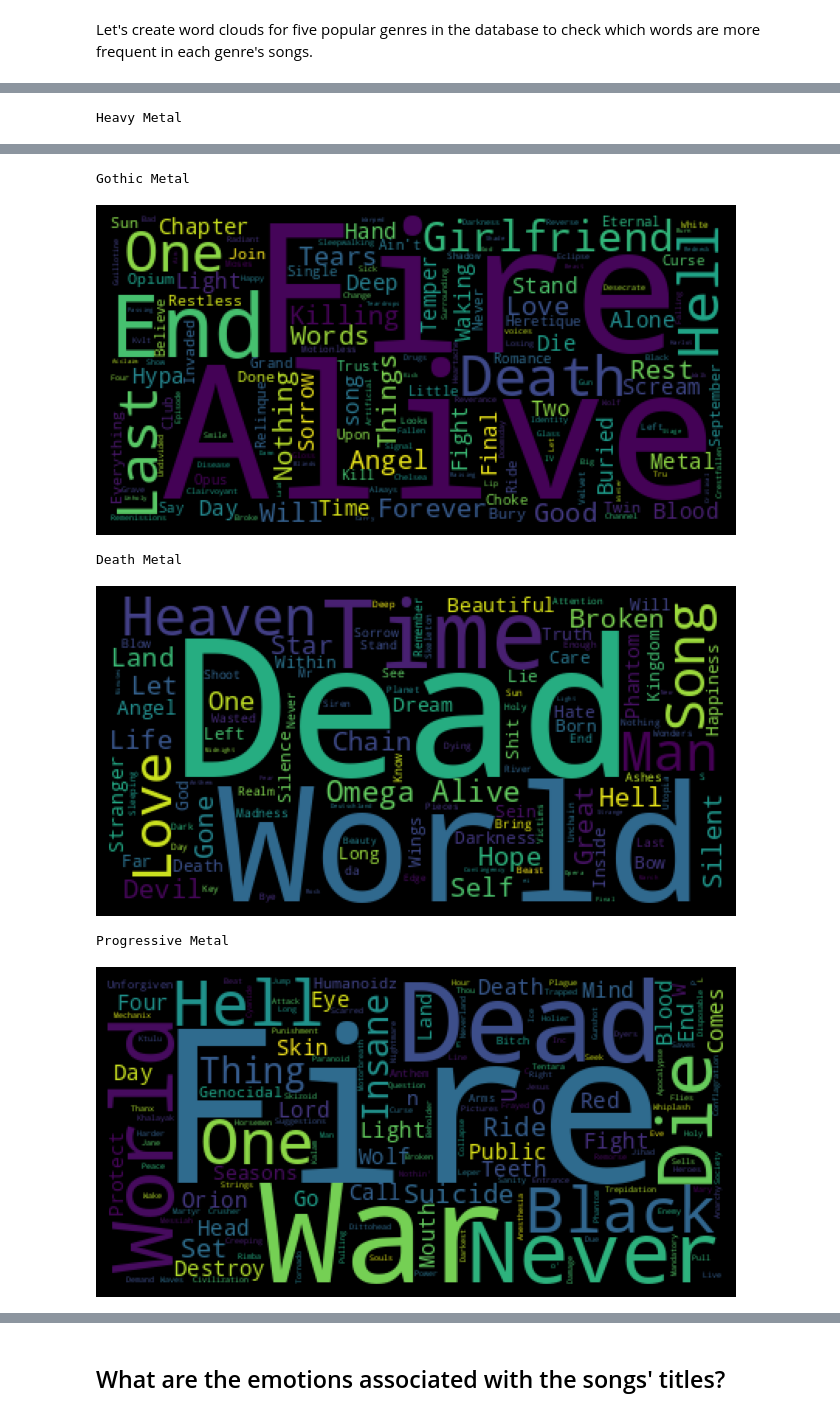
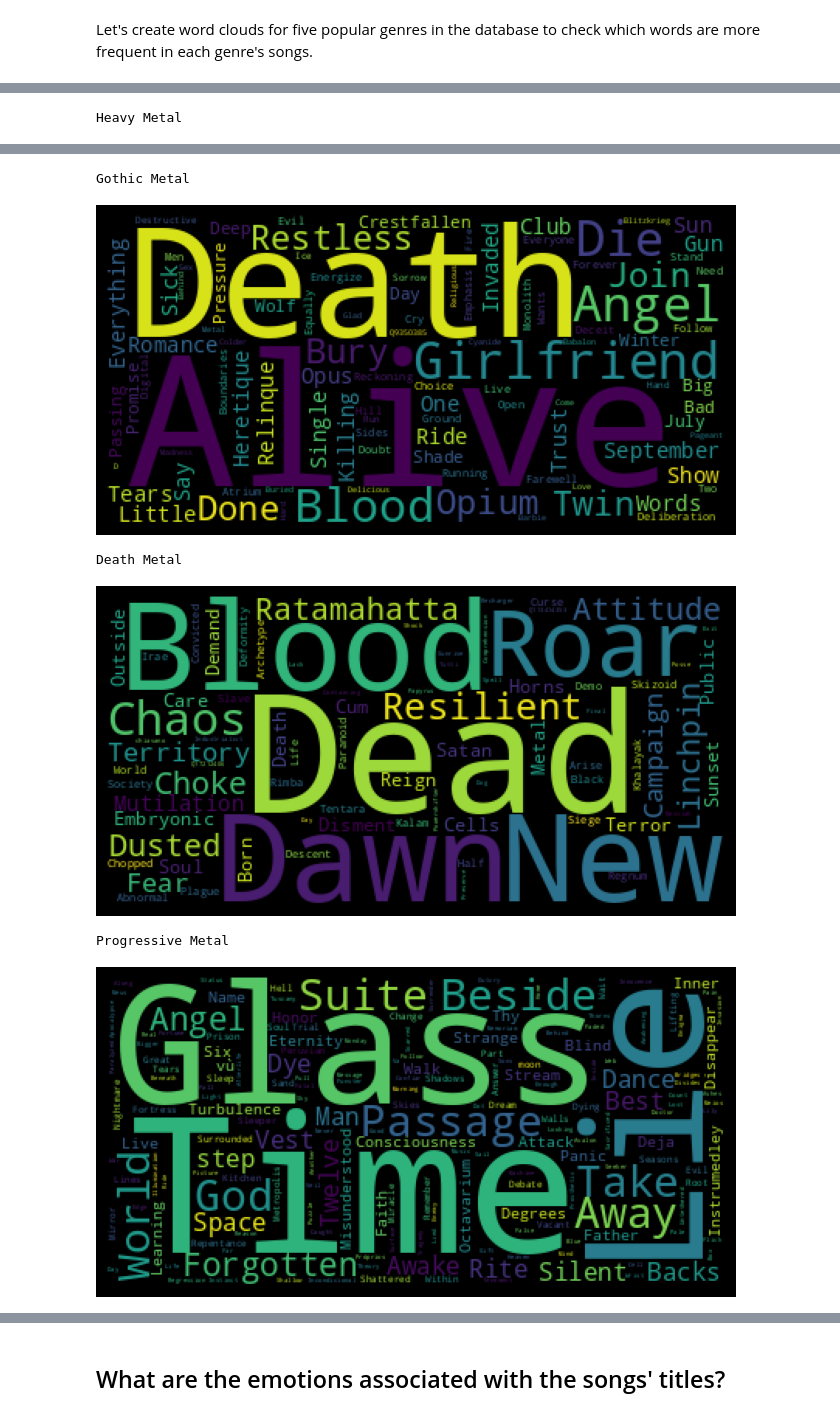
Before and after one commit to marinadelatorre/MetalExplorer, a Jupyter notebook: analyze_songs.ipynb, the cells around one changed output, grey strips where cells are left out. Cells and saved outputs as stored; diff of their text form; code cells hidden in the pictures.

Commit message:
Update data analysis

```diff
--- a/analyze_songs.ipynb
+++ b/analyze_songs.ipynb
@@ -26,4 +27,4 @@ cursor.execute("""
                """)
 songs = cursor.fetchall()
 # %%
-songs_df = pd.DataFrame(songs, columns=['Song', 'Duration', 'Album', 'Band', 'Genre'])
+songs_df = pd.DataFrame(songs, columns=['Song', 'Band', 'Genre'])
@@ -44,7 +34,7 @@ song_duration.plot(kind='barh', title='Average song duration by genre', xlabel='
 Let's create word clouds for five popular genres in the database to check which words are more frequent in each genre's songs.
 # %%
 genres = ['thrash metal', 'heavy metal', 'gothic metal', 'death metal', 'progressive metal']
-songs_df.drop_duplicates(subset=['Song', 'Album', 'Band'], inplace=True)
+songs_df = songs_df.drop_duplicates(subset=['Song', 'Band'])
 words = {genre: get_words_by_genre(songs_df, 'Song', genre) for genre in genres}
 
 for genre in genres:
@@ -58,6 +48,6 @@ Heavy Metal
 Gothic Metal
-[figure, old version]
+[figure, new version]
 Death Metal
-[figure, old version]
+[figure, new version]
 Progressive Metal
-[figure, old version]
+[figure, new version]
```
Also changed, not shown: parts of 19 cells of this notebook.
